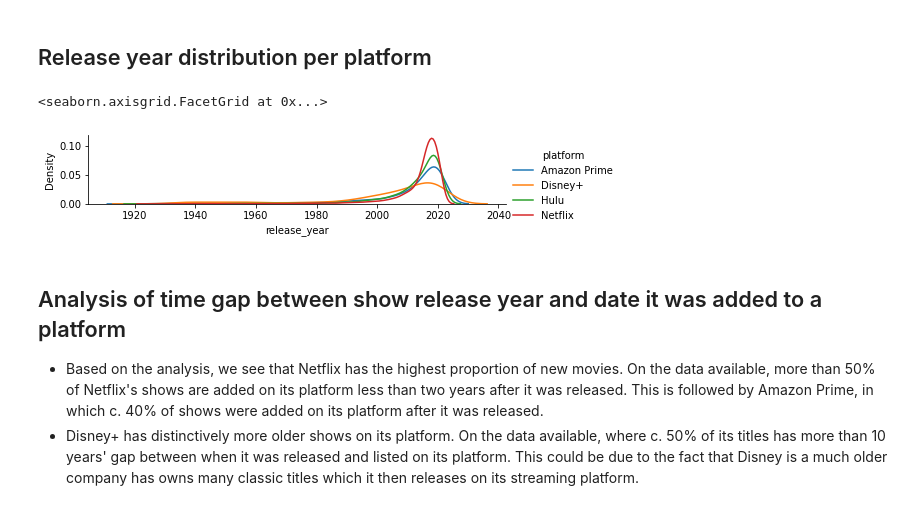
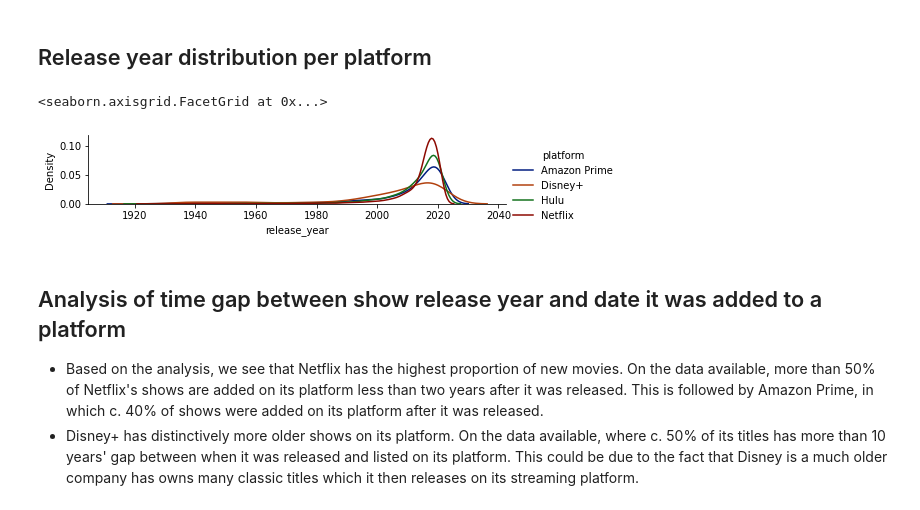
Before and after one commit to aooi5469/team1_dwp_assignment, a Jupyter notebook: Final_Data_Wrangling_Assignment.ipynb, the cells around one changed output. Cells and saved outputs as stored; diff of their text form; code cells hidden in the pictures.

Commit message:
districolor palette

```diff
--- a/Final_Data_Wrangling_Assignment.ipynb
+++ b/Final_Data_Wrangling_Assignment.ipynb
@@ -1291,13 +1291,14 @@ Chart 6/17: _Crime & Mystery with 846 titles
 # %% [markdown]
 ## Release year distribution per platform
 # %%
-   df_release_year = df[['platform', 'release_year']].dropna()
-   g = sns.FacetGrid(df_release_year, hue='platform', height=1.7, aspect=4)
-   g.map(sns.kdeplot, 'release_year')
-   g.add_legend()
+df_release_year = df[['platform', 'release_year']].dropna()
+color_palette = sns.color_palette("dark")
+g = sns.FacetGrid(df_release_year, hue='platform', height=1.7, aspect=4, palette=color_palette)
+g.map(sns.kdeplot, 'release_year')
+g.add_legend()
 # %% [output]
 <seaborn.axisgrid.FacetGrid at 0x...>
-[figure, old version]
+[figure, new version]
 # %% [markdown]
 ## Analysis of time gap between show release year and date it was added to a platform
 - Based on the analysis, we see that Netflix has the highest proportion of new movies. On the data available, more than 50% of Netflix's shows are added on its platform less than two years after it was released. This is followed by Amazon Prime, in which c. 40% of shows were added on its platform after it was released.
```
